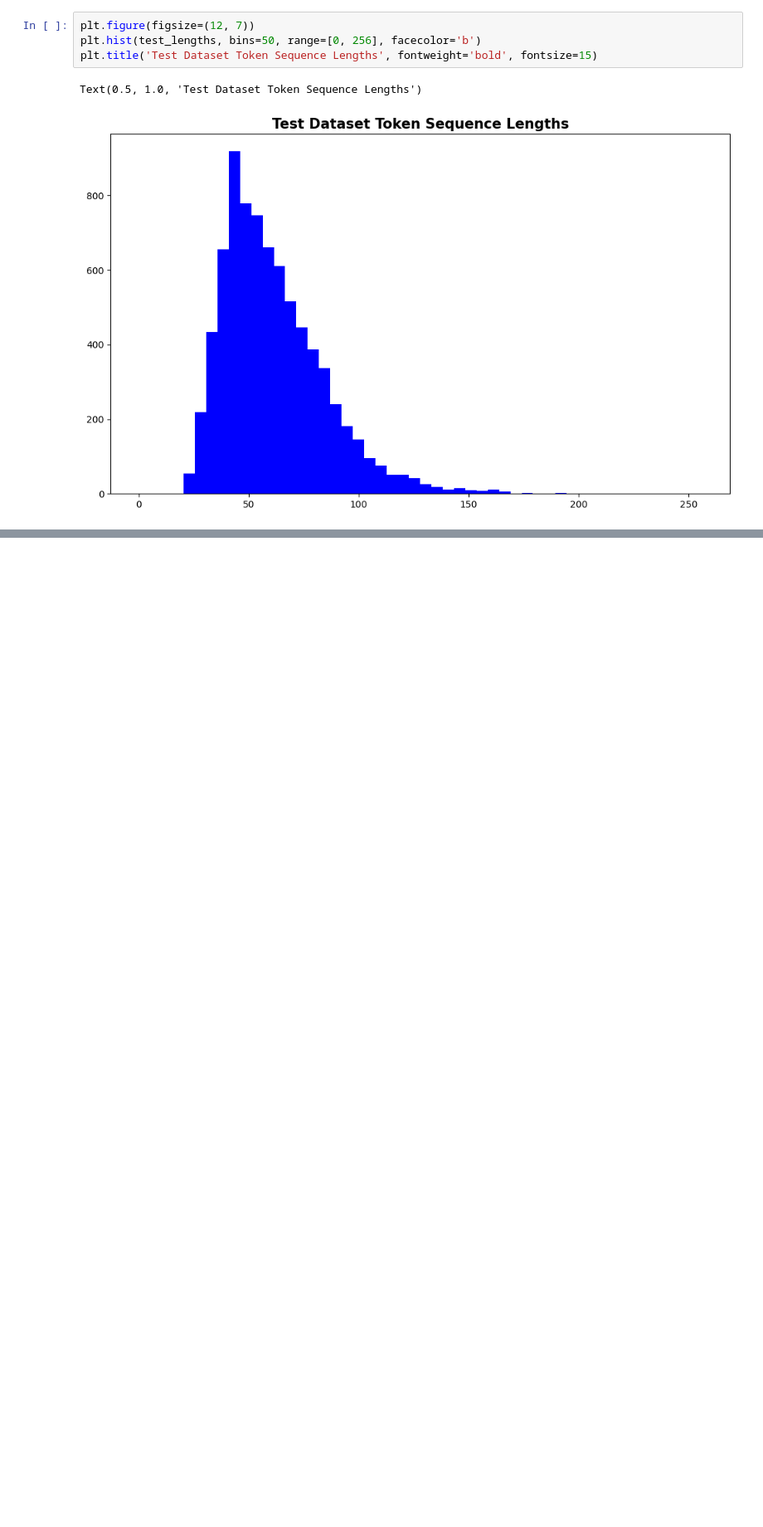
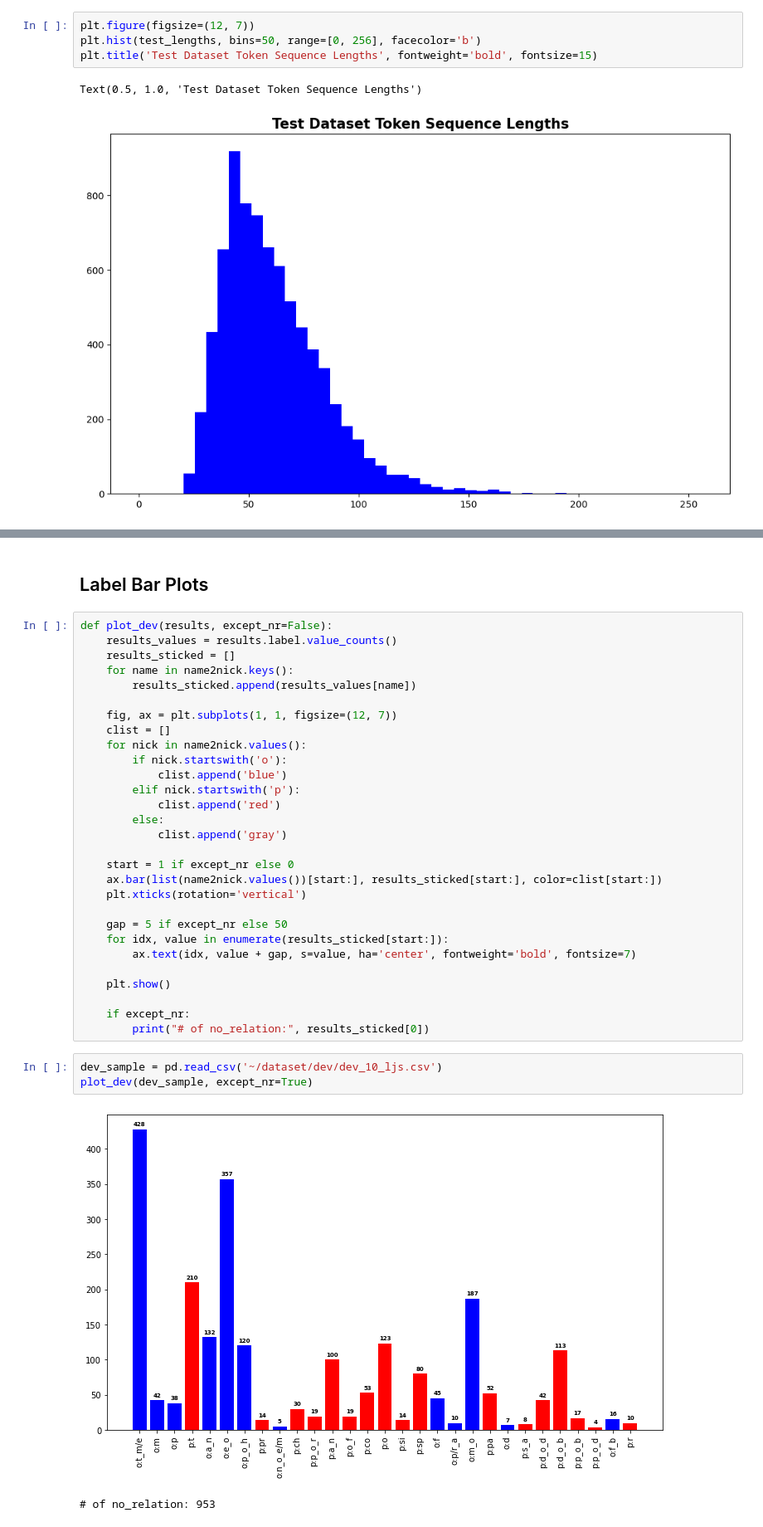
Before and after one commit to boostcampaitech5/level2_klue-nlp-09, a Jupyter notebook: eda/KSH.ipynb, the cells around one changed output, grey strips where cells are left out. Shown at 83% size. Cells and saved outputs as stored; diff of their text form; blank space fills up the shorter version.

```diff
--- a/eda/KSH.ipynb
+++ b/eda/KSH.ipynb
@@ -685,0 +816,37 @@ Text(0.5, 1.0, 'Test Dataset Token Sequence Lengths')
+# %% [markdown]
+## Label Bar Plots
+# %%
+def plot_dev(results, except_nr=False):
+    results_values = results.label.value_counts()
+    results_sticked = []
+    for name in name2nick.keys():
+        results_sticked.append(results_values[name])
+
+    fig, ax = plt.subplots(1, 1, figsize=(12, 7))
+    clist = []
+    for nick in name2nick.values():
+        if nick.startswith('o'):
+            clist.append('blue')
+        elif nick.startswith('p'):
+            clist.append('red')
+        else:
+            clist.append('gray')
+
+    start = 1 if except_nr else 0
+    ax.bar(list(name2nick.values())[start:], results_sticked[start:], color=clist[start:])
+    plt.xticks(rotation='vertical')
+
+    gap = 5 if except_nr else 50
+    for idx, value in enumerate(results_sticked[start:]):
+        ax.text(idx, value + gap, s=value, ha='center', fontweight='bold', fontsize=7)
+
+    plt.show()
+
+    if except_nr:
+        print("# of no_relation:", results_sticked[0])
+# %%
+dev_sample = pd.read_csv('~/dataset/dev/dev_10_ljs.csv')
+plot_dev(dev_sample, except_nr=True)
+# %% [output]
+[figure, added]
+# of no_relation: 953
```
Also changed, not shown: parts of 36 cells of this notebook, 1 other file.
